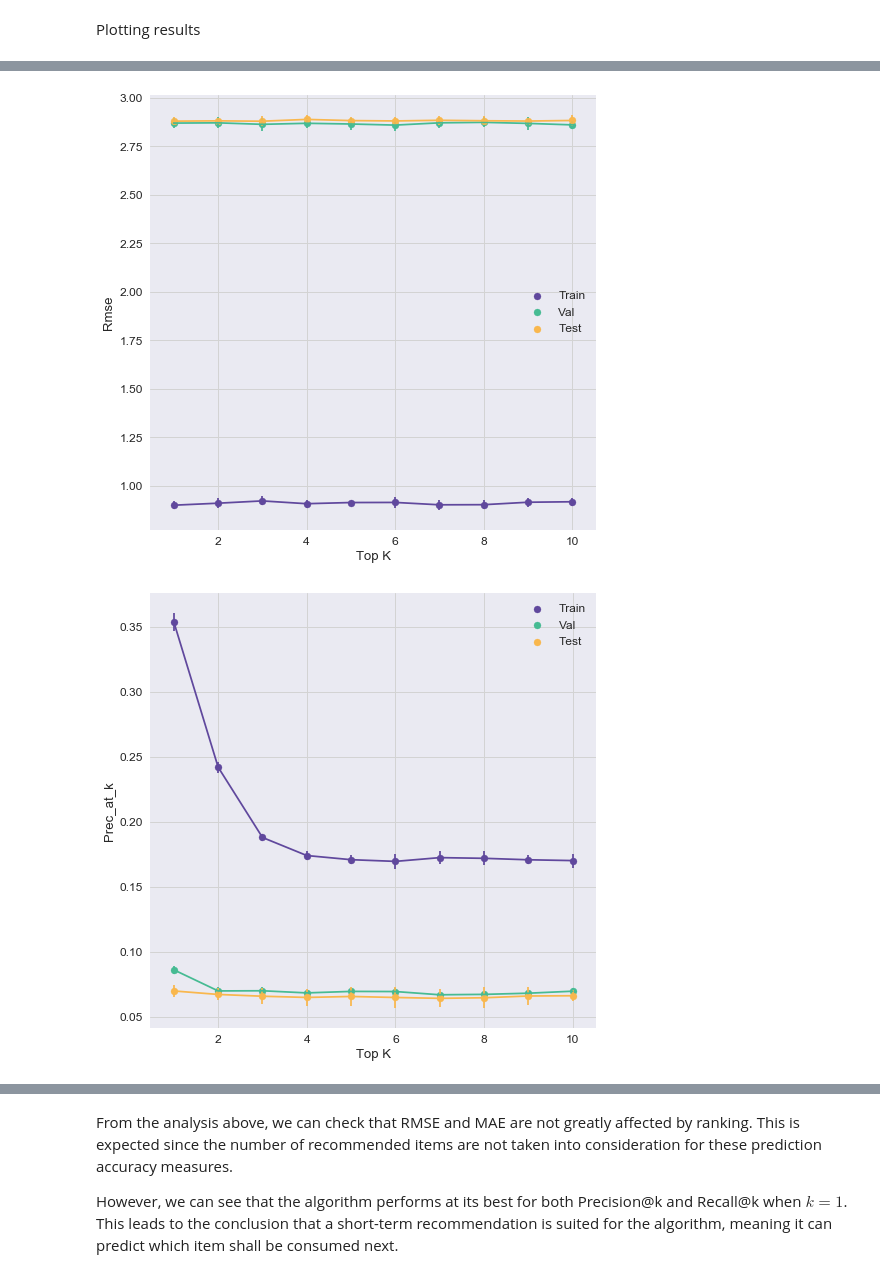
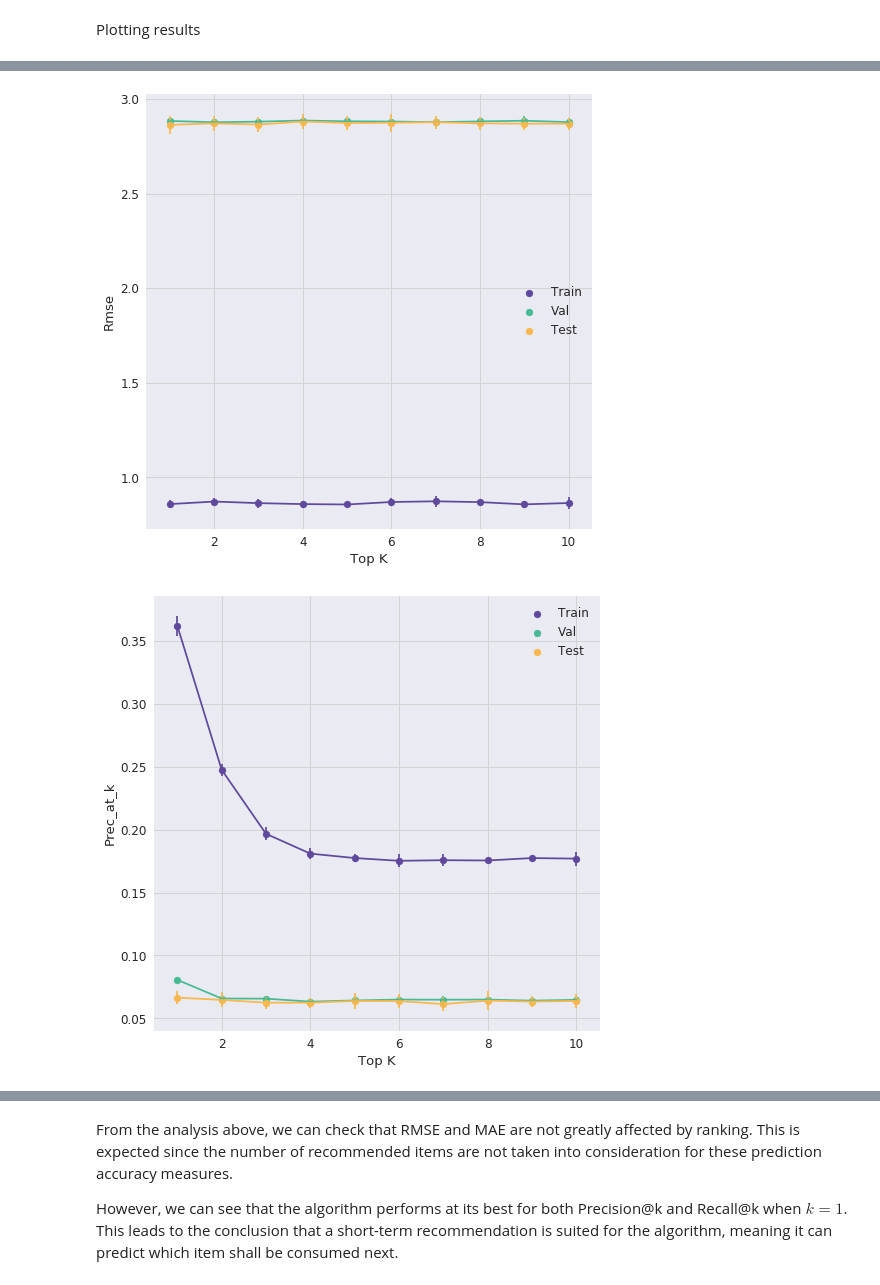
Before and after one commit to guedes-joaofelipe/ml-engineer-capstone, a Jupyter notebook: notebooks/model_training_validation.ipynb, the cells around one changed output, grey strips where cells are left out. Saved outputs shown, nothing was run; the diff lists cells and outputs as text; code cells hidden in the pictures.

```diff
--- a/notebooks/model_training_validation.ipynb
+++ b/notebooks/model_training_validation.ipynb
@@ -65,6 +78,7 @@ df_matrix = pd.read_csv(os.path.join(data_dir, 'df_matrix.csv'), sep=';')
 # %%
-df_ratings = pd.melt(df_matrix, id_vars='person').query("value != 0").reset_index(drop=True)
-df_ratings.rename({"person": "u_id", "variable": "i_id", "value": "rating"}, axis=1, inplace=True)
+df_ratings = df_offers[["person", "offer_id", "reward"]].copy()
+df_ratings.rename({"person": "u_id", "offer_id": "i_id", "reward": "rating"}, axis=1, inplace=True)
+df_ratings = df_ratings.groupby(["u_id", "i_id"]).mean().reset_index()
 # %% [markdown]
 ### N Factors Sweep
 
@@ -74,8 +88,8 @@ By running a 5 fold cross validation, we shall analyze the most appropriate numb
 n_folds = 5
 ss = ShuffleSplit(n_splits=n_folds, train_size=.75, test_size=.2, random_state=0)
 arr_n_factors = [20, 40, 60, 80, 100, 150, 200]
-k = 3
-threshold = 7 # Minimum mean reward for the offer to be recommended
+k = config["top_k"]
+threshold = config["reward_threshold"] # Minimum mean reward for the offer to be recommended
 
 df_eval = pd.DataFrame(
     columns=["n_factors", "fold",
@@ -189,13 +169,14 @@ n_factors = 100
+# %%
+n_factors = config["n_factors"]
 # %% [markdown]
 ### Top K Sweep
 
 Now that we have established the number of factors, we can analyze how well the SVD performs in this algorithm for different recommendation ranks.
 # %%
 %%time
-n_folds = 5
+n_folds = config["n_folds"]
 ss = ShuffleSplit(n_splits=n_folds, train_size=.75, test_size=.2, random_state=0)
-arr_k = np.arange(1, df_matrix.drop(["person"], axis=1).shape[1]+1, 1)
-threshold = 7
+arr_k = np.arange(1, df_offers["offer_id"].nunique()+1, 1)
 
 df_eval = pd.DataFrame(columns=["k", "fold",
                                 "train_mae", "val_mae", "test_mae",
@@ -285,7 +234,7 @@ for metric in ["mae", "rmse", "prec_at_k", "recall_at_k"]:
         ax.errorbar(df_plot.index,
                     df_plot['_'.join([metric_set, metric])],
                     df_plot_std['_'.join([metric_set, metric])],
-                    color=second_palette[i])
+                    color=second_palette[i], label=None)
         ax.scatter(df_plot.index, df_plot['_'.join([metric_set, metric])],
                 label=metric_set.title(), color=second_palette[i])
 
@@ -299,2 +248,2 @@ for metric in ["mae", "rmse", "prec_at_k", "recall_at_k"]:
-[figure, old version]
+[figure, new version]
-[figure, old version]
+[figure, new version]
```
Also changed, not shown: parts of 33 cells of this notebook, 14 other files.
